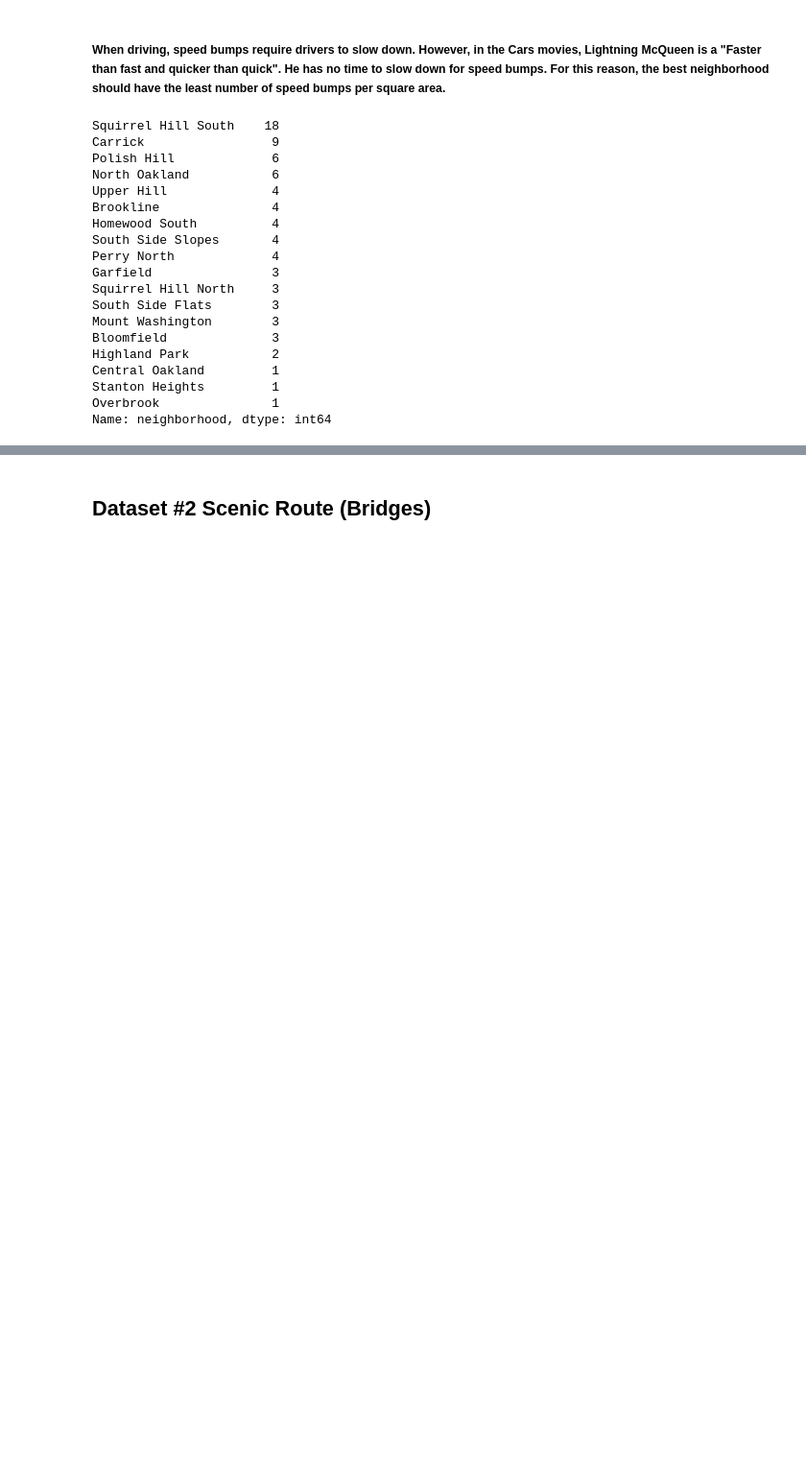
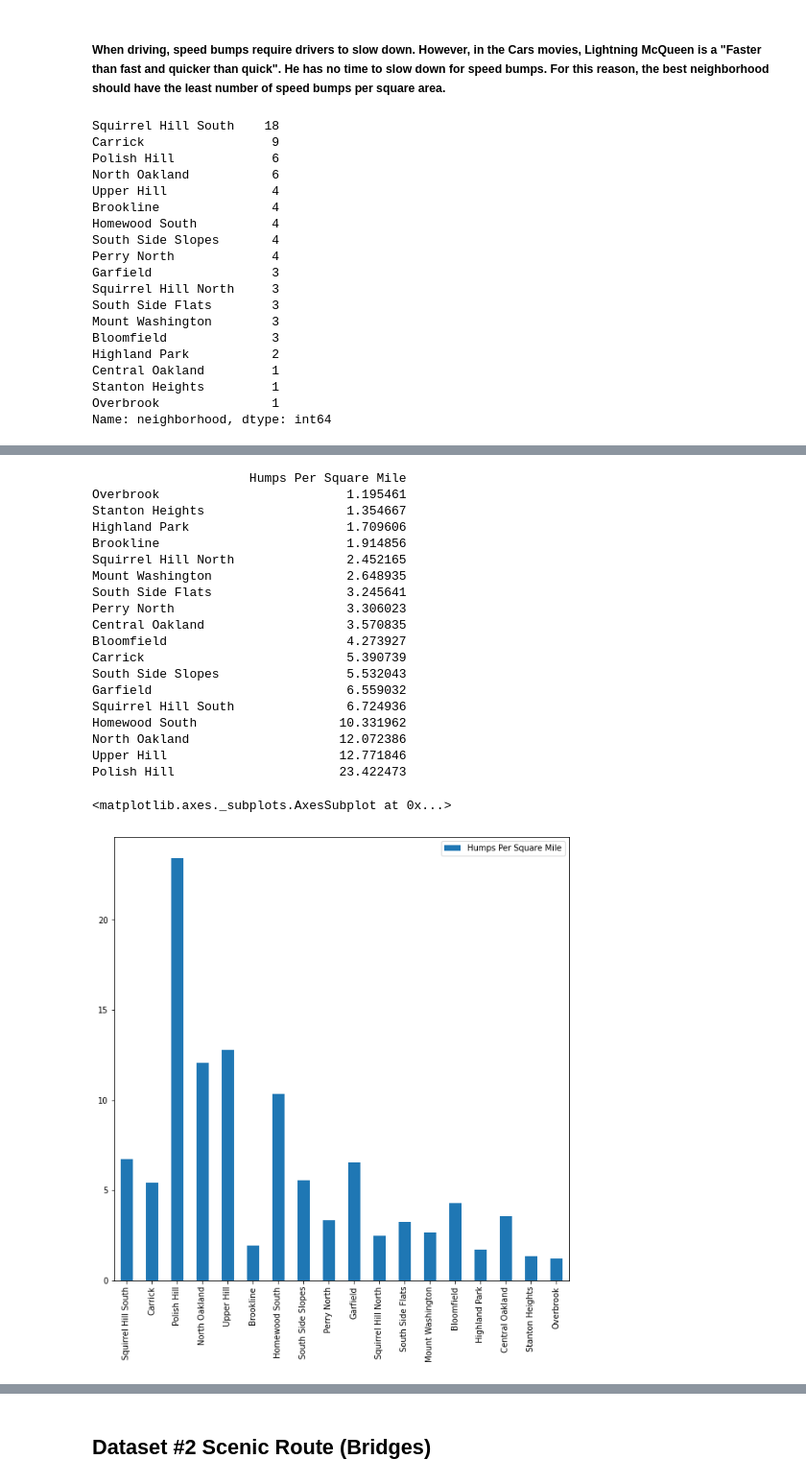
Before and after one commit to norarich/Final-Project, a Jupyter notebook: Nora's Notebook.ipynb, the cells around one changed output, grey strips where cells are left out. Shown at 96% size. Drawn from its saved outputs; the diff is of its cells as text; code cells hidden in the pictures; blank space fills up the shorter version.

```diff
--- a/Nora's Notebook.ipynb
+++ b/Nora's Notebook.ipynb
@@ -15,8 +17,8 @@
 # %%
-import pandas as pd
-
+#import humps dataset
 humps = pd.read_csv("humps.csv")
-humps['neighborhood'].value_counts()
+counts = humps['neighborhood'].value_counts()
+counts
 # %% [output]
 Squirrel Hill South    18
 Carrick                 9
@@ -44,0 +48,45 @@ humps["neighborhood"].value_counts().sort_index().plot(kind='bar', rot=90)
+# %%
+#import neighborhood dataset to find square area
+hood_one = pd.read_csv("hood.csv")
+# %%
+#create a dictionary of the total count of speed bumbs per neighborhood
+neighborhoods = counts.to_dict()
+
+#iterate through the dictionary to divide each count by the neighborhood's area
+for index, row in hood_one.iterrows():
+    area = row['sqmiles']
+    hood = row['hood']
+    if hood in neighborhoods:
+        neighborhoods[hood] = neighborhoods[hood]/area
+
+#turn dictionary back into a data frame
+hood_area = pd.DataFrame(neighborhoods, index=[0])
+hood_area = hood_area.transpose()
+hood_area.columns=["Humps Per Square Mile"]
+
+#print sorted dictionary
+print(hood_area.sort_values(by="Humps Per Square Mile"))
+#represent data frame as a bar plot
+hood_area.plot(kind='bar', rot=90, figsize=(10, 10))
+# %% [output]
+                     Humps Per Square Mile
+Overbrook                         1.195461
+Stanton Heights                   1.354667
+Highland Park                     1.709606
+Brookline                         1.914856
+Squirrel Hill North               2.452165
+Mount Washington                  2.648935
+South Side Flats                  3.245641
+Perry North                       3.306023
+Central Oakland                   3.570835
+Bloomfield                        4.273927
+Carrick                           5.390739
+South Side Slopes                 5.532043
+Garfield                          6.559032
+Squirrel Hill South               6.724936
+Homewood South                   10.331962
+North Oakland                    12.072386
+Upper Hill                       12.771846
+Polish Hill                      23.422473
+<matplotlib.axes._subplots.AxesSubplot at 0x...>
+[figure, added]
```
Also changed, not shown: parts of 8 cells of this notebook, 2 other files.
